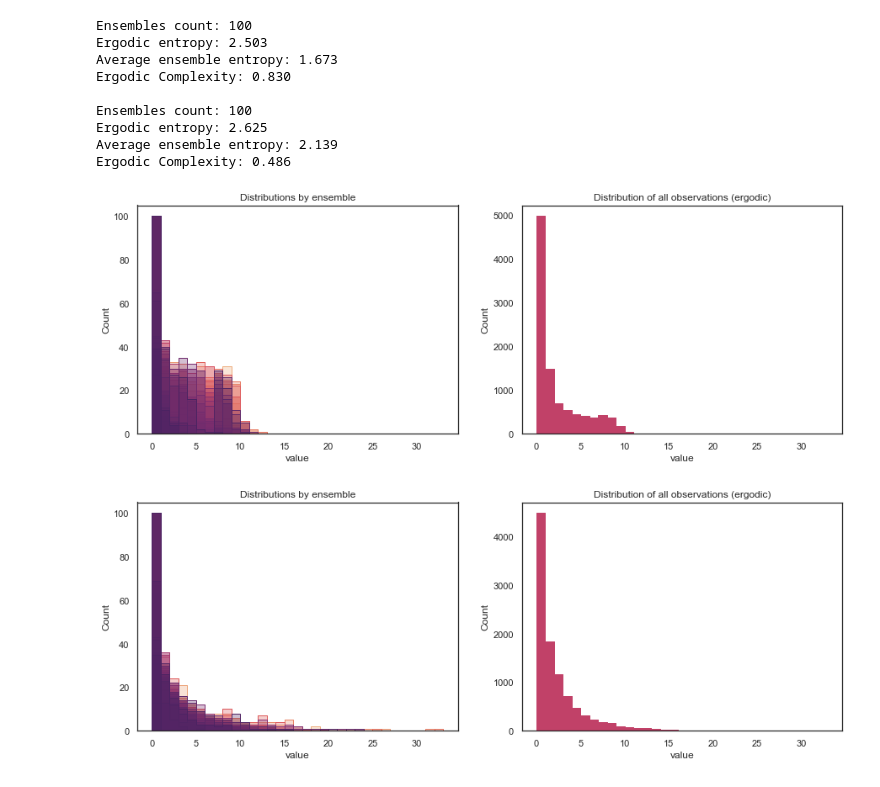
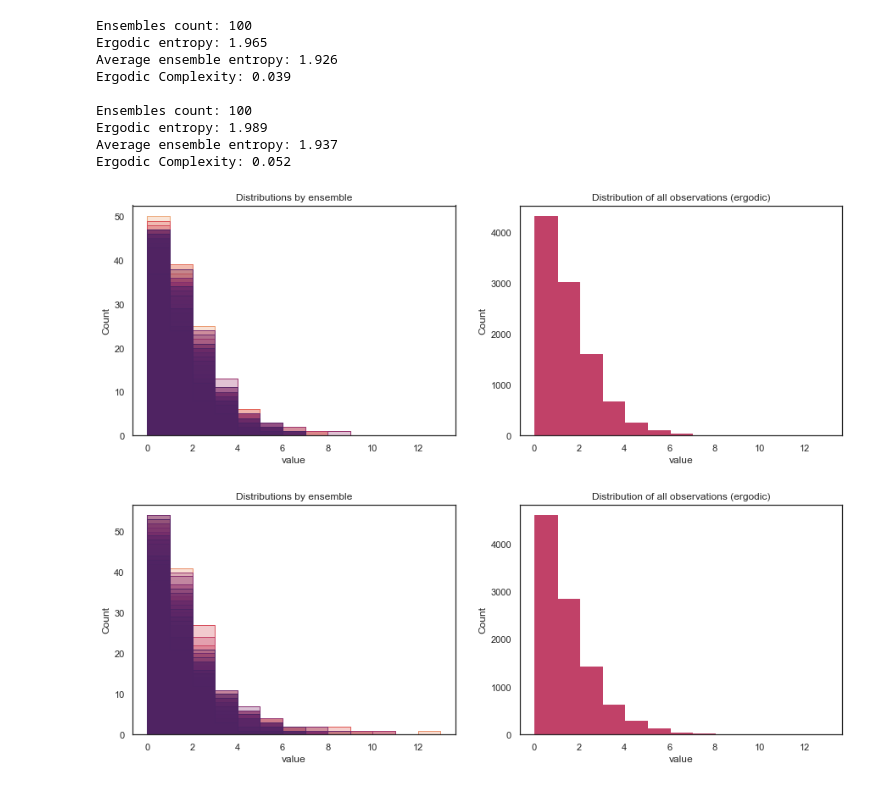
Before and after one commit to timjdavey/incoherence, a Jupyter notebook: notebooks/Wealth.ipynb, the cells around one changed output. Saved outputs shown, nothing was run; the diff lists cells and outputs as text; code cells hidden in the pictures.

Commit message:
Playing with wealth model

```diff
--- a/notebooks/Wealth.ipynb
+++ b/notebooks/Wealth.ipynb
@@ -12,7 +12,8 @@ class MoneyAgent(Agent):
     """An agent with fixed initial wealth."""
     def __init__(self, unique_id, model, spread=5):
         super().__init__(unique_id, model)
-        self.wealth = np.random.choice([0,spread],p=[0.5, 0.5])
+        prob = 1.0/spread
+        self.wealth = np.random.choice([0,spread],p=[1-prob, prob])
 
     def step(self):
         if self.wealth == 0:
@@ -42,40 +43,41 @@ ensembles = 100
 
 initial = []
 observations = []
 for e in range(ensembles):
-    model = MoneyModel(agents, np.random.randint(10))
-    model.step()
+    model = MoneyModel(agents, 1)
+    for i in range(3):
+        model.step()
     # save initial setup
     initial.append([a.wealth for a in model.schedule.agents])
     for i in range(timesteps):
         model.step()
     # save end setup
     observations.append([a.wealth for a in model.schedule.agents])
 
 # convert to usable
 initial = np.array(initial)
 observations = np.array(observations)
 bins = np.arange(observations.max()+2)
 
 
 # create initial ee
 ei = ErgodicEnsemble(initial, bins)
 ei.stats()
 ei.plot()
 
 # create end ee
 ee = ErgodicEnsemble(observations, bins)
 ee.stats()
 ee.plot()
 # %% [output]
 Ensembles count: 100
-Ergodic entropy: 2.503
-Average ensemble entropy: 1.673
-Ergodic Complexity: 0.830
+Ergodic entropy: 1.965
+Average ensemble entropy: 1.926
+Ergodic Complexity: 0.039
 
 Ensembles count: 100
-Ergodic entropy: 2.625
-Average ensemble entropy: 2.139
-Ergodic Complexity: 0.486
+Ergodic entropy: 1.989
+Average ensemble entropy: 1.937
+Ergodic Complexity: 0.052
-[figure, old version]
+[figure, new version]
-[figure, old version]
+[figure, new version]
```
Also changed, not shown: parts of 1 cell of this notebook.
